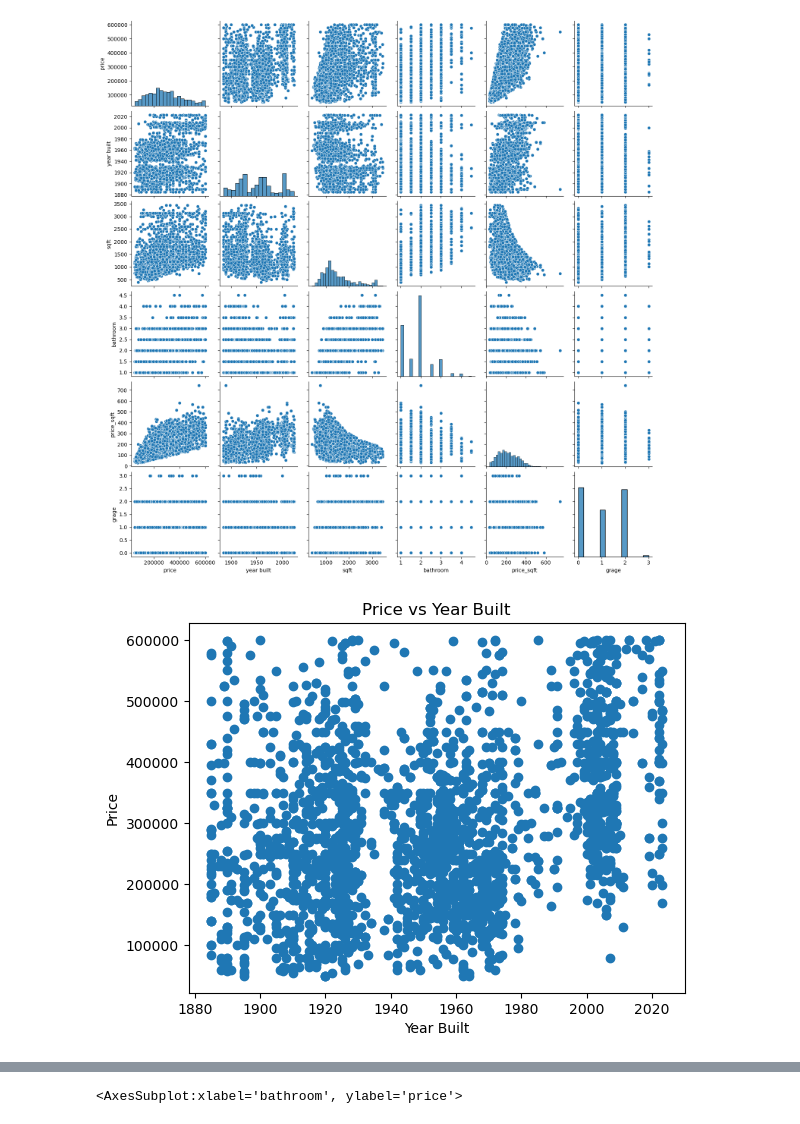
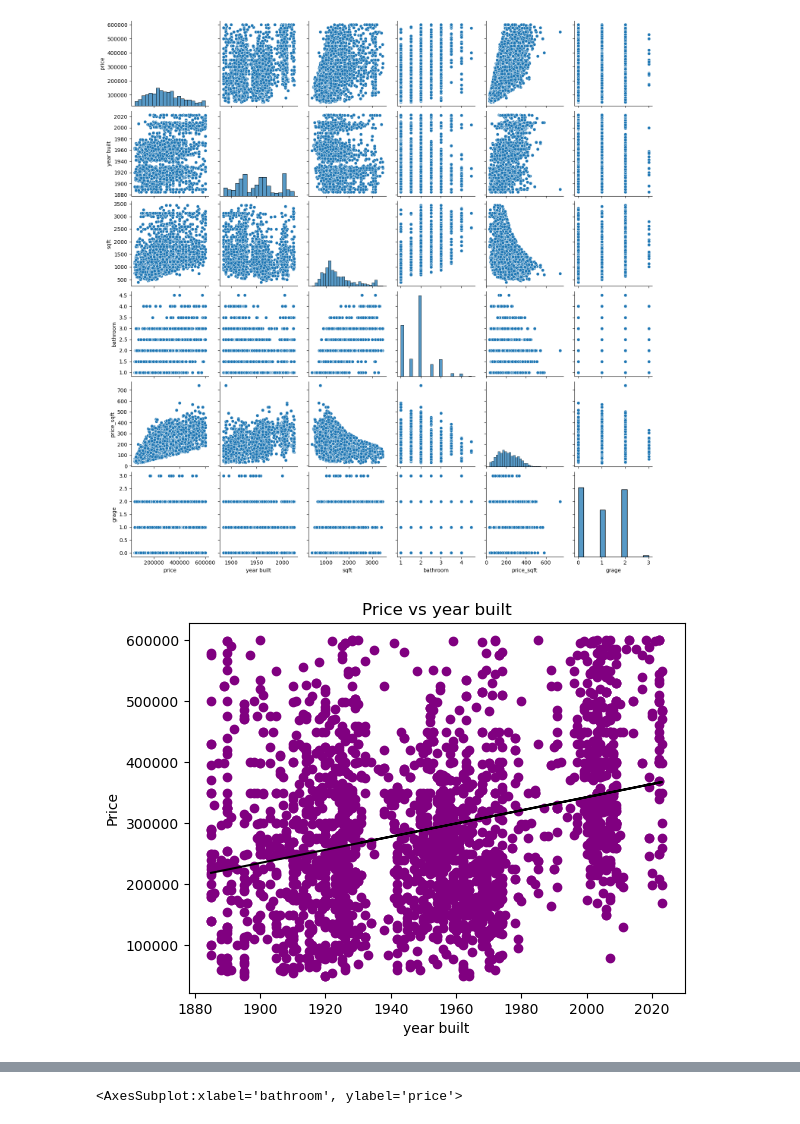
Before and after one commit to yakir0391/Apartments-Predict, a Jupyter notebook: EDA.ipynb, the cells around one changed output, grey strips where cells are left out. Drawn from its saved outputs; the diff is of its cells as text; code cells hidden in the pictures.

```diff
--- a/EDA.ipynb
+++ b/EDA.ipynb
@@ -44,11 +44,20 @@ sns.pairplot(df2[['price','year built' , 'sqft',  'bathroom' ,'price_sqft' ,'gra
 # %%
 # נצייר פלוטים של הגרפים עם הקורלציה הגבוהה ביותר עם עמודת המטרה שלנו
 # %%
-plt.scatter(df2['year built'], df2['price'])
-plt.xlabel('Year Built')
-plt.ylabel('Price')
-plt.title('Price vs Year Built')
+# קרדיט - https://www.statology.org/scatterplot-with-regression-line-python/
+x = df2['year built']
+y = df2['price']
+
+plt.scatter(x, y, color = 'purple')
+
+plt.xlabel("year built")
+plt.ylabel("Price")
+plt.title("Price vs year built")
+
+m, c = np.polyfit(x, y, 1)
+plt.plot(x, m*x + c, '-', color = 'black')
+
 plt.show()
 # %% [output]
-[figure, old version]
+[figure, new version]
 # %%
```
Also changed, not shown: parts of 3 cells of this notebook.
